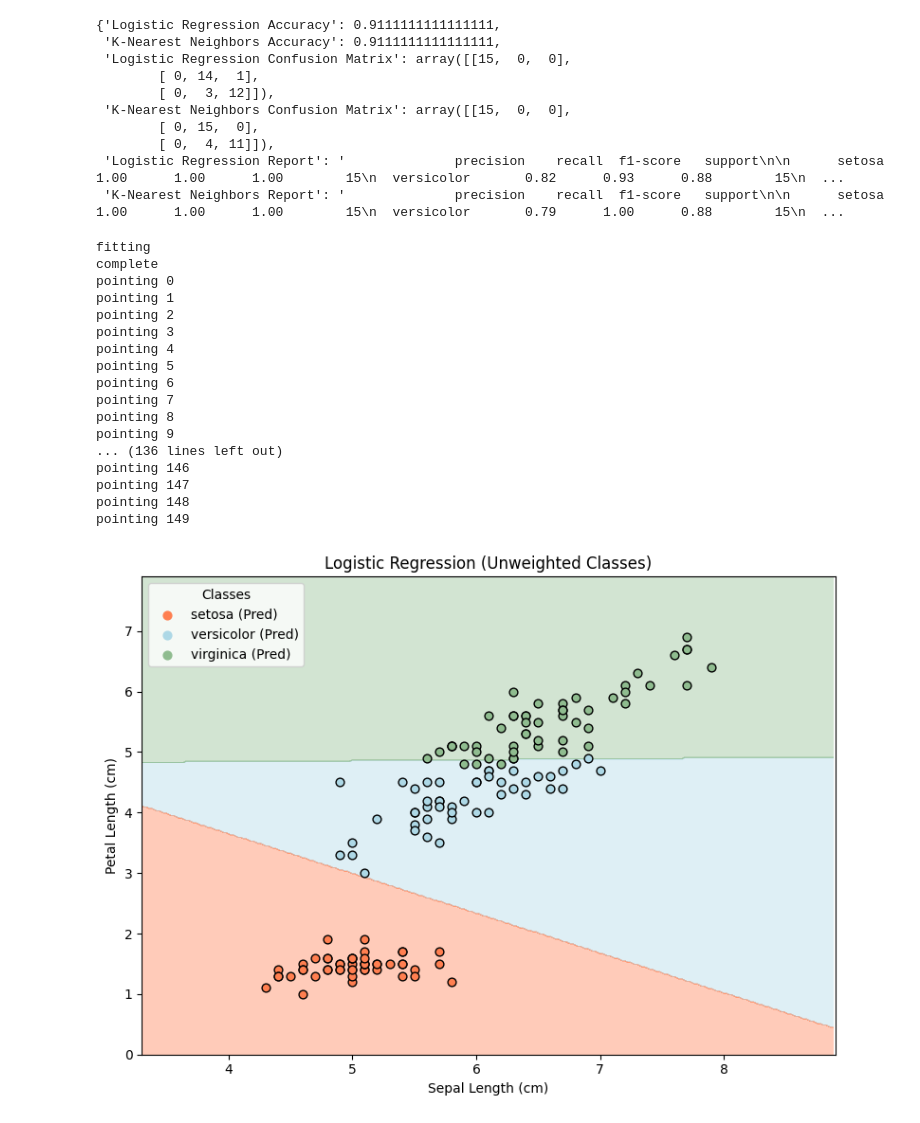
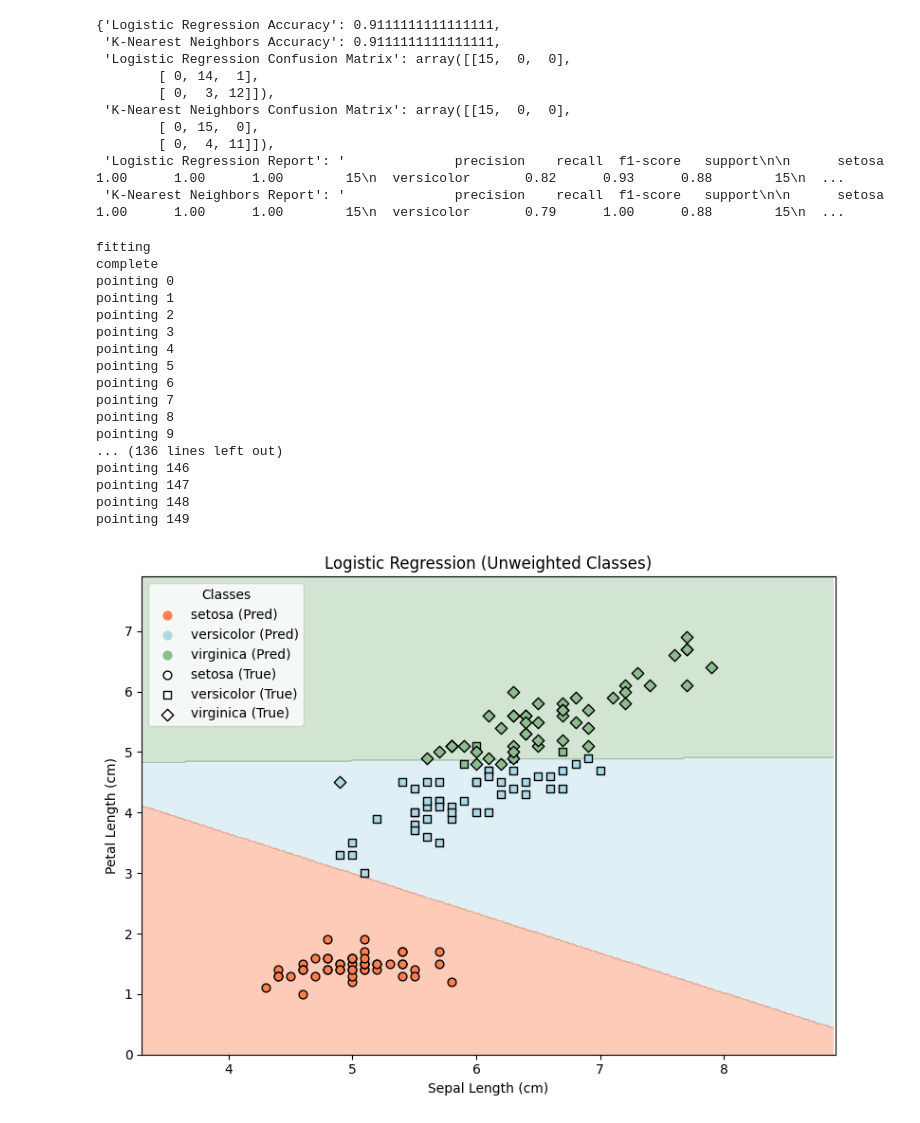
Before and after one commit to timryall/STAT3006, a Jupyter notebook: assignment_3/1.ipynb, the cells around one changed output. Drawn from its saved outputs; the diff is of its cells as text; code cells hidden in the pictures.

```diff
--- a/assignment_3/1.ipynb
+++ b/assignment_3/1.ipynb
@@ -596,16 +605,16 @@ def plot_decision_boundary(X, y, model, ax, title, y_pred):
     for i, point in enumerate(X):
         print('pointing',i)
         ax.scatter(point[0], point[1],
-                   c=np.array([colours[y_pred[i]]]), edgecolors='k', s=40)
+                   c=np.array([colours[y_pred[i]]]), edgecolors='k', marker=markers[y[i]], s=40)
 
     # Add predicted and true classes to the legend
     for i, class_idx in enumerate(np.unique(y_pred)):
         ax.scatter(-10, -10, s=40,
                    c=[colours[class_idx]], label=class_names[class_idx] + " (Pred)")
 
-    # for i, class_idx in enumerate(np.unique(y)):
-    #     ax.scatter(-10, -10, s=40,
-    #                marker=markers[class_idx], c=['white'], edgecolors='k', label=class_names[class_idx] + " (True)")
+    for i, class_idx in enumerate(np.unique(y)):
+        ax.scatter(-10, -10, s=40,
+                   marker=markers[class_idx], c=['white'], edgecolors='k', label=class_names[class_idx] + " (True)")
 
     # Add labels and title
     ax.set_xlabel('Sepal Length (cm)')
@@ -618,34 +627,34 @@ def plot_decision_boundary(X, y, model, ax, title, y_pred):
 
     # Create a legend with true class labels
     ax.legend(title="Classes")
 
 fig, axes = plt.subplots(1, 1, figsize=(8, 6))
 model = LogisticRegression(max_iter=200)
 model.fit(X, y)
 plot_decision_boundary(X[:, [0,2]], y, model, axes, f'Logistic Regression (Unweighted Classes)', model.predict(X))
 
 # Show plot
 plt.tight_layout()
 plt.show()
 # %% [output]
 fitting
 complete
 pointing 0
 pointing 1
 pointing 2
 pointing 3
 pointing 4
 pointing 5
 pointing 6
 pointing 7
 pointing 8
 pointing 9
 ... (136 lines left out)
 pointing 146
 pointing 147
 pointing 148
 pointing 149
-[figure, old version]
+[figure, new version]
 # %%
 fig, axes = plt.subplots(1, 1, figsize=(8, 6))
 model = LogisticRegression(max_iter=200, class_weight={0: 0.3, 1: 0.5, 2: 0.2})
```
Also changed, not shown: parts of 12 cells of this notebook, 5 other files.
